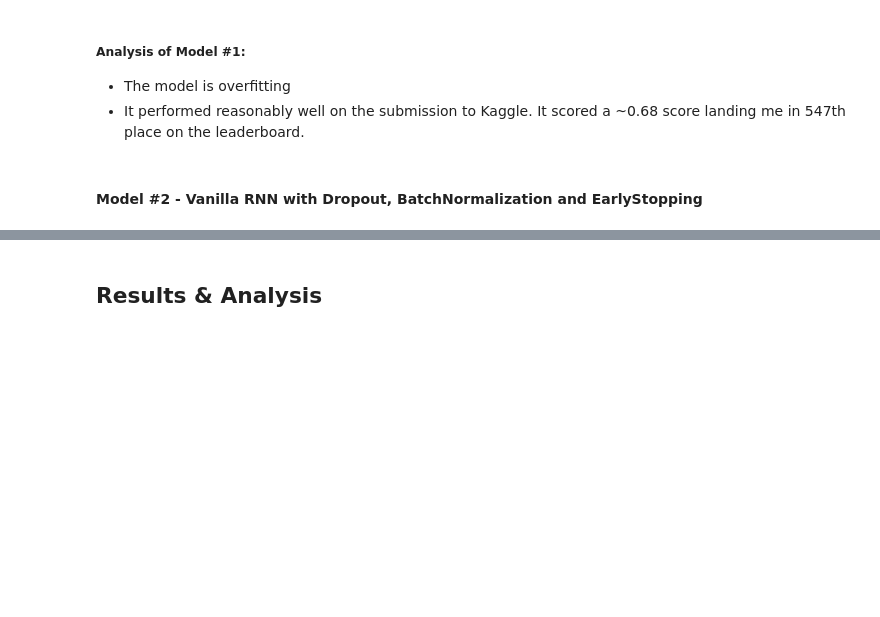
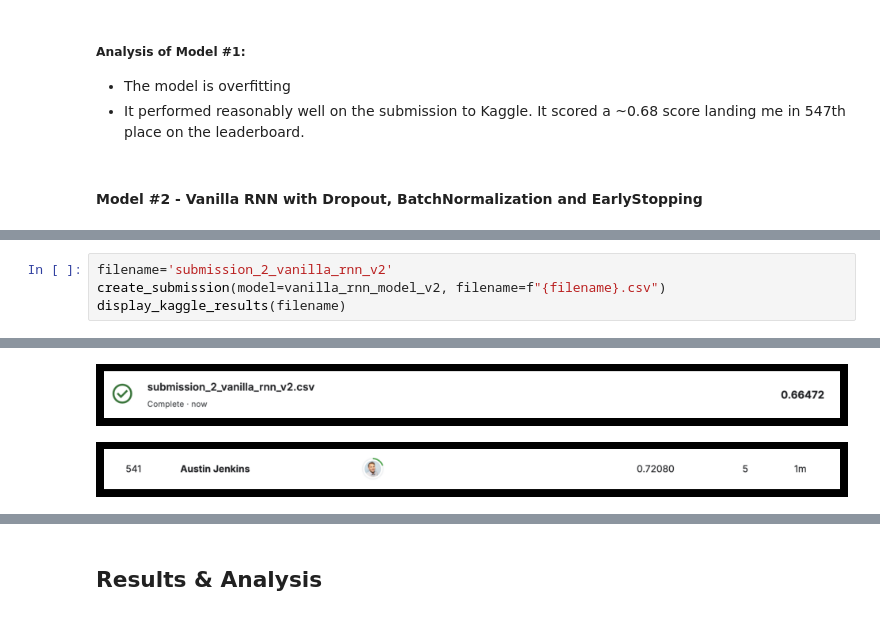
Before and after one commit to ajenkins198621/csca-5642-module4-disaster-tweets, a Jupyter notebook: week-4-assignment-disaster-tweets.ipynb, the cells around one changed output, grey strips where cells are left out. Cells and saved outputs as stored; diff of their text form; blank space fills up the shorter version.

```diff
--- a/week-4-assignment-disaster-tweets.ipynb
+++ b/week-4-assignment-disaster-tweets.ipynb
@@ -443,0 +558,5 @@ display_kaggle_results("submission_1_vanilla_rnn_basic")
+# %%
+filename='submission_2_vanilla_rnn_v2'
+create_submission(model=vanilla_rnn_model_v2, filename=f"{filename}.csv")
+display_kaggle_results(filename)
+# %% [output]
@@ -443,0 +564,2 @@ display_kaggle_results("submission_1_vanilla_rnn_basic")
+[figure, added]
+[figure, added]
```
Also changed, not shown: parts of 19 cells of this notebook, 4 other files.
